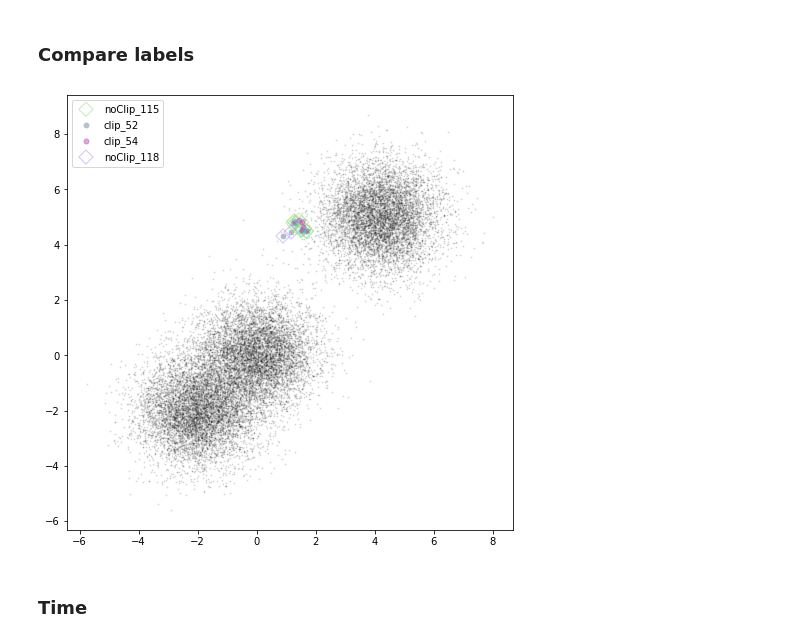
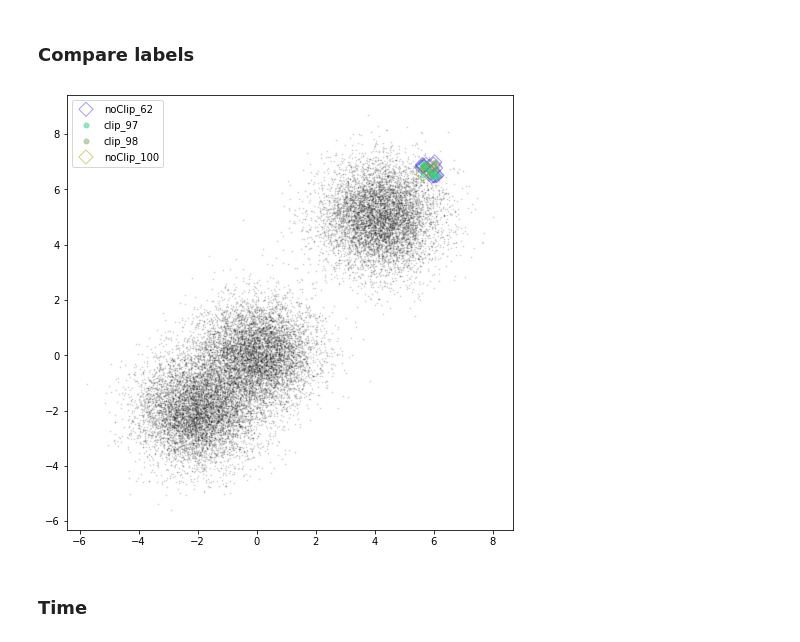
Before and after one commit to pazacharis/GridRep, a Jupyter notebook: 00_Examples.ipynb, the cells around one changed output. Cells and saved outputs as stored; diff of their text form; code cells hidden in the pictures.

```diff
--- a/00_Examples.ipynb
+++ b/00_Examples.ipynb
@@ -17,7 +17,7 @@ centers = [(-2, -2), (0, 0), (4.2, 5)]
 X, y = make_blobs(n_samples=20000, centers=centers, n_features=2, random_state=0)
 # %%
 radius = 0.1
-min_samples = 10
+min_samples = 15#10
 
 round_decimals = 1
 # %% [markdown]
@@ -55,16 +55,20 @@ from helpers.labels import scatter_from_mismatch
 # %%
 plt.figure(figsize=(8,8))
 plt.scatter(X[:,0], X[:,1], s=1, c='k', alpha=0.1)
 
 plotted1 = scatter_from_mismatch(labels_noClip, labels_clip, noClip_clip, X)
 plotted2 = scatter_from_mismatch(labels_clip,labels_noClip, clip_noClip, X, excluded=plotted1)
 
 plt.legend()
-plt.savefig('border_mismatch.png', dpi=300, bbox_inches='tight')
+
+title = '_'.join(map(str, ['min_samples', min_samples,
+                           'radius', radius,
+                           'decimals', round_decimals]))
+plt.savefig(title+'_border_mismatch.png', dpi=300, bbox_inches='tight')
 
 plt.show()
 # %% [output]
-[figure, old version]
+[figure, new version]
 # %% [markdown]
 ### Time
 # %%
```
Also changed, not shown: parts of 4 cells of this notebook, 7 other files.
